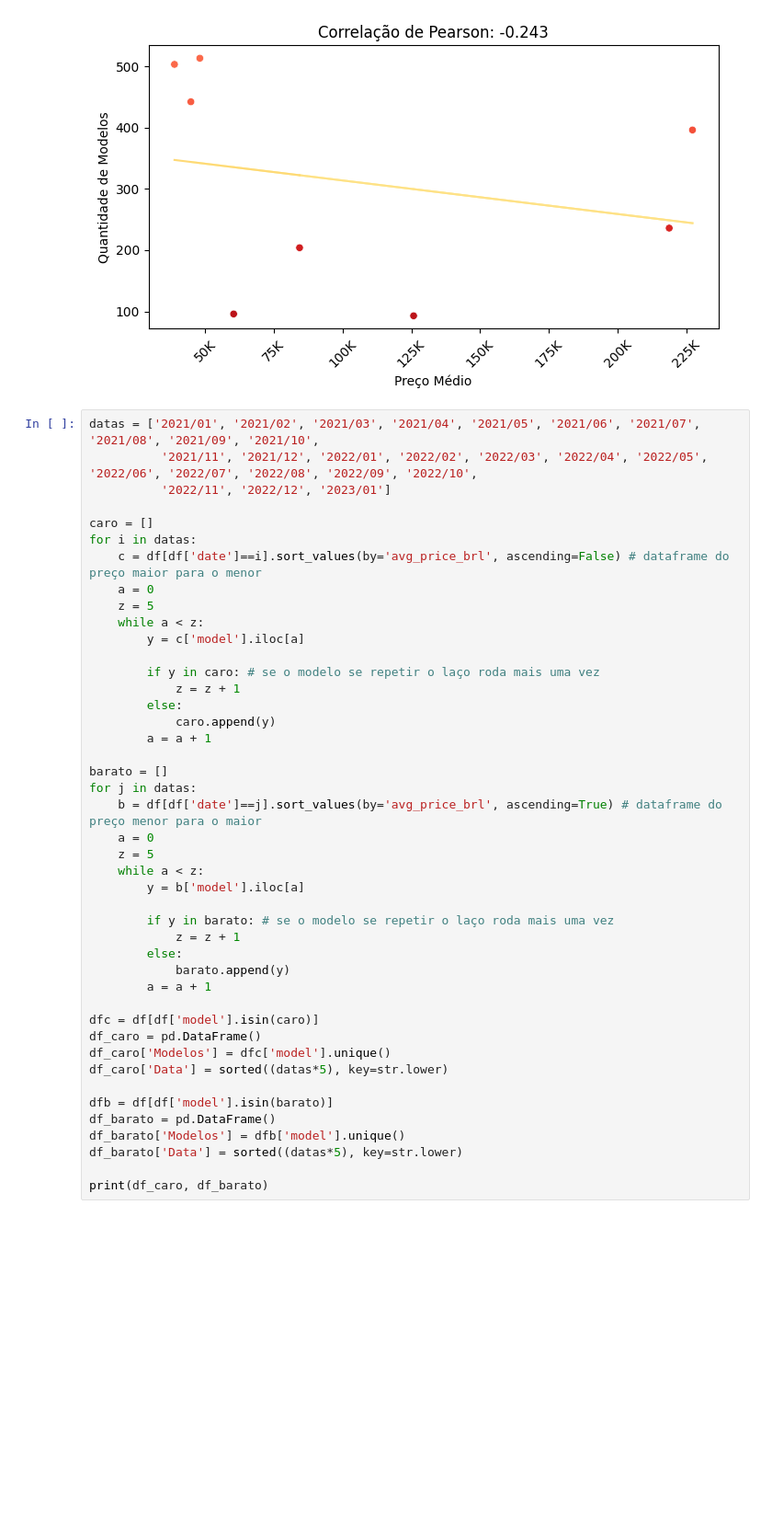
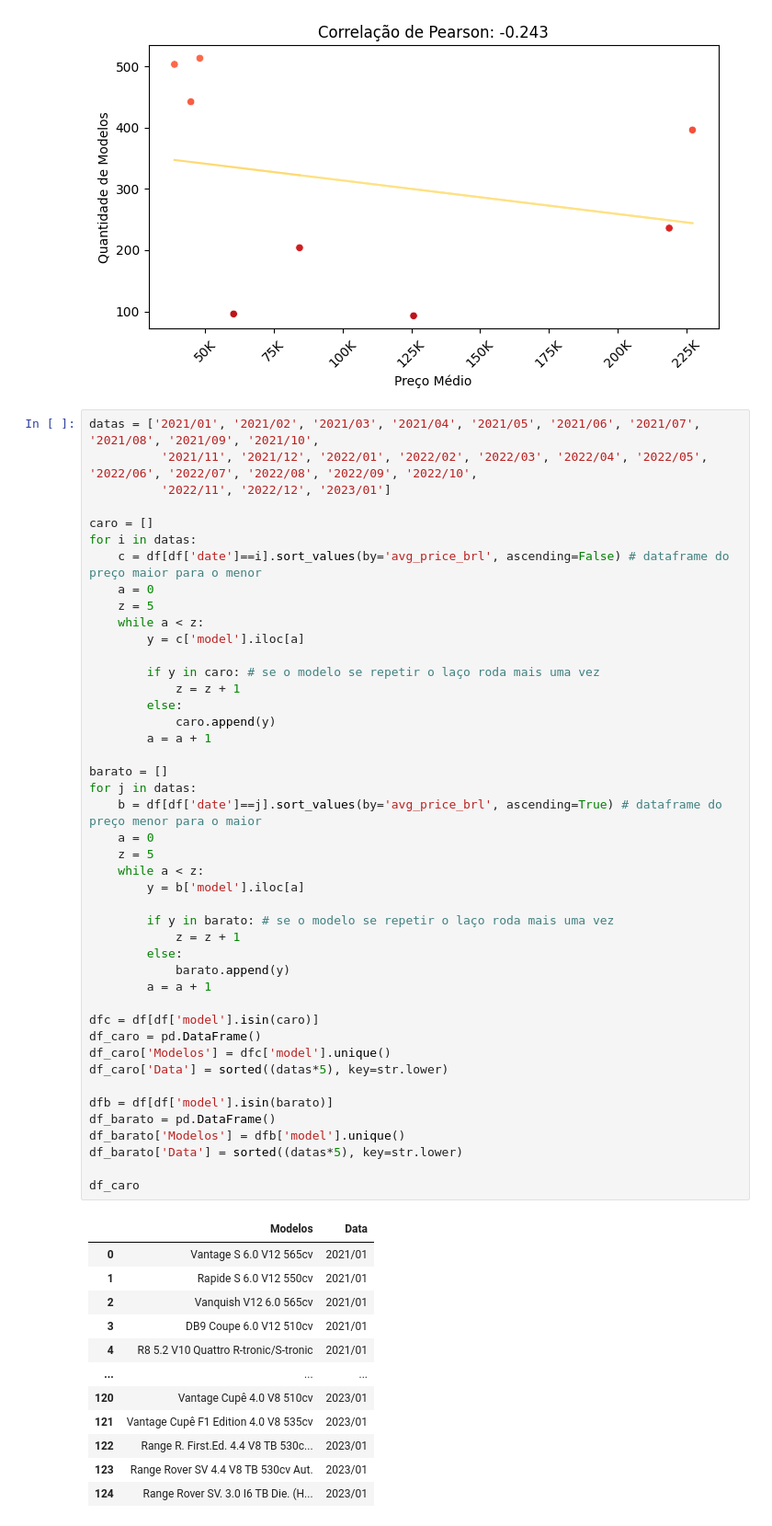
Before and after one commit to GvFreitas1/ListasdeExercicios-CursodePython2022, a Jupyter notebook: Projeto Final - Grupo 4/Análise de Dados - Preco dos Carros BR.ipynb, the cells around one changed output. Shown at 92% size. Cells and saved outputs as stored; diff of their text form; blank space fills up the shorter version.

```diff
--- a/Projeto Final - Grupo 4/Análise de Dados - Preco dos Carros BR.ipynb
+++ b/Projeto Final - Grupo 4/Análise de Dados - Preco dos Carros BR.ipynb
@@ -422,31 +422,43 @@ for i in datas:
             z = z + 1
         else:
             caro.append(y)
         a = a + 1
 
 barato = []
 for j in datas:
     b = df[df['date']==j].sort_values(by='avg_price_brl', ascending=True) # dataframe do preço menor para o maior
     a = 0
     z = 5
     while a < z:
         y = b['model'].iloc[a]
 
         if y in barato: # se o modelo se repetir o laço roda mais uma vez
             z = z + 1
         else:
             barato.append(y)
         a = a + 1
 
 dfc = df[df['model'].isin(caro)]
 df_caro = pd.DataFrame()
 df_caro['Modelos'] = dfc['model'].unique()
 df_caro['Data'] = sorted((datas*5), key=str.lower)
 
 dfb = df[df['model'].isin(barato)]
 df_barato = pd.DataFrame()
 df_barato['Modelos'] = dfb['model'].unique()
 df_barato['Data'] = sorted((datas*5), key=str.lower)
 
-print(df_caro, df_barato)
+df_caro
 # %% [output]
+|  | Modelos | Data |
+| 0 | Vantage S 6.0 V12 565cv | 2021/01 |
+| 1 | Rapide S 6.0 V12 550cv | 2021/01 |
+| 2 | Vanquish V12 6.0 565cv | 2021/01 |
+| 3 | DB9 Coupe 6.0 V12 510cv | 2021/01 |
+| 4 | R8 5.2 V10 Quattro R-tronic/S-tronic | 2021/01 |
+| ... | ... | ... |
+| 120 | Vantage Cupê 4.0 V8 510cv | 2023/01 |
+| 121 | Vantage Cupê F1 Edition 4.0 V8 535cv | 2023/01 |
+| 122 | Range R. First.Ed. 4.4 V8 TB 530c... | 2023/01 |
+| 123 | Range Rover SV 4.4 V8 TB 530cv Aut. | 2023/01 |
+| 124 | Range Rover SV. 3.0 I6 TB Die. (H... | 2023/01 |
```
Also changed, not shown: parts of 2 cells of this notebook.
